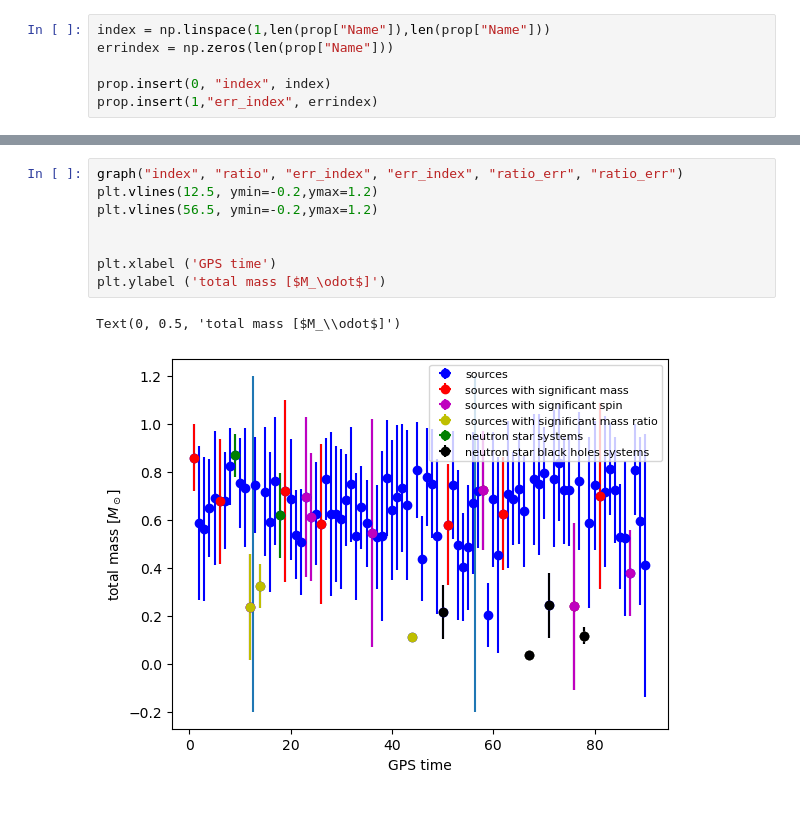
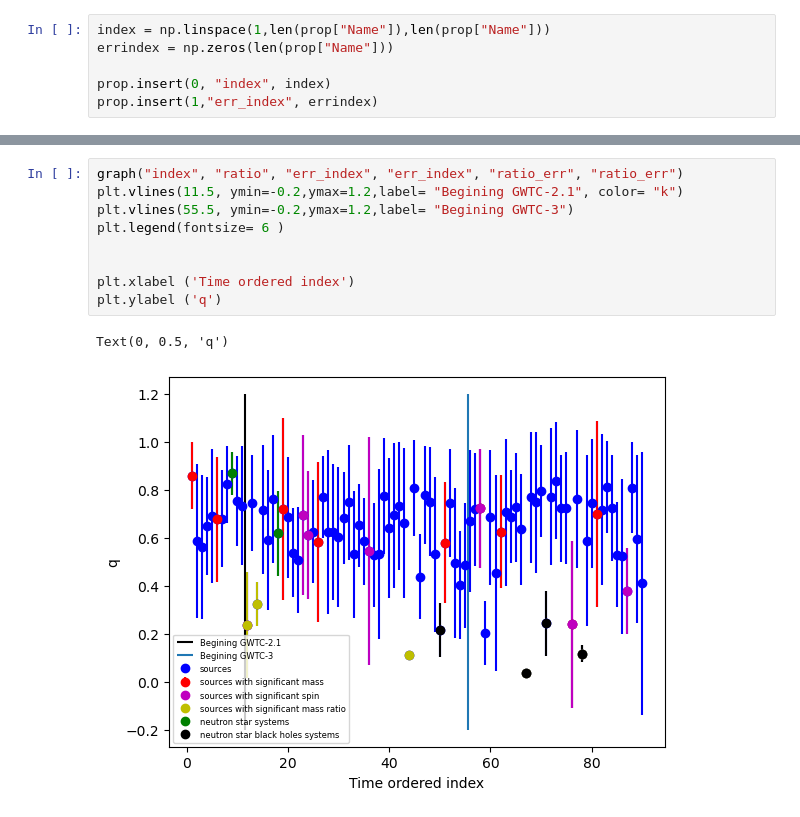
Before and after one commit to Sareva00/LIGO-project, a Jupyter notebook: properties.ipynb, the cells around one changed output, grey strips where cells are left out. Drawn from its saved outputs; the diff is of its cells as text.

```diff
--- a/properties.ipynb
+++ b/properties.ipynb
@@ -683,13 +686,14 @@ Text(0, 0.5, 'total mass [$M_\\odot$]')
 # %%
 graph("index", "ratio", "err_index", "err_index", "ratio_err", "ratio_err")
-plt.vlines(12.5, ymin=-0.2,ymax=1.2)
-plt.vlines(56.5, ymin=-0.2,ymax=1.2)
+plt.vlines(11.5, ymin=-0.2,ymax=1.2,label= "Begining GWTC-2.1", color= "k")
+plt.vlines(55.5, ymin=-0.2,ymax=1.2,label= "Begining GWTC-3")
+plt.legend(fontsize= 6 )
 
 
-plt.xlabel ('GPS time')
-plt.ylabel ('total mass [$M_\odot$]')
+plt.xlabel ('Time ordered index')
+plt.ylabel ('q')
 # %% [output]
-Text(0, 0.5, 'total mass [$M_\\odot$]')
+Text(0, 0.5, 'q')
-[figure, old version]
+[figure, new version]
 # %%
 graph("index", "chirp_mass", "err_index", "err_index", "chirp_mass_lw", "chirp_mass_up")
```
Also changed, not shown: parts of 32 cells of this notebook.
